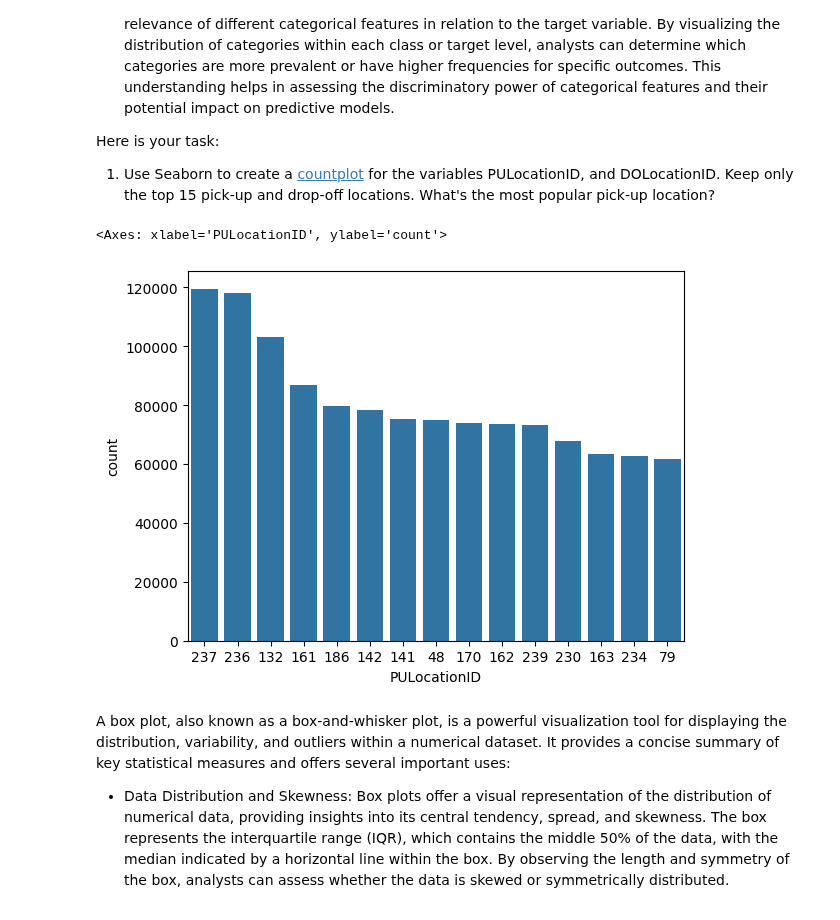
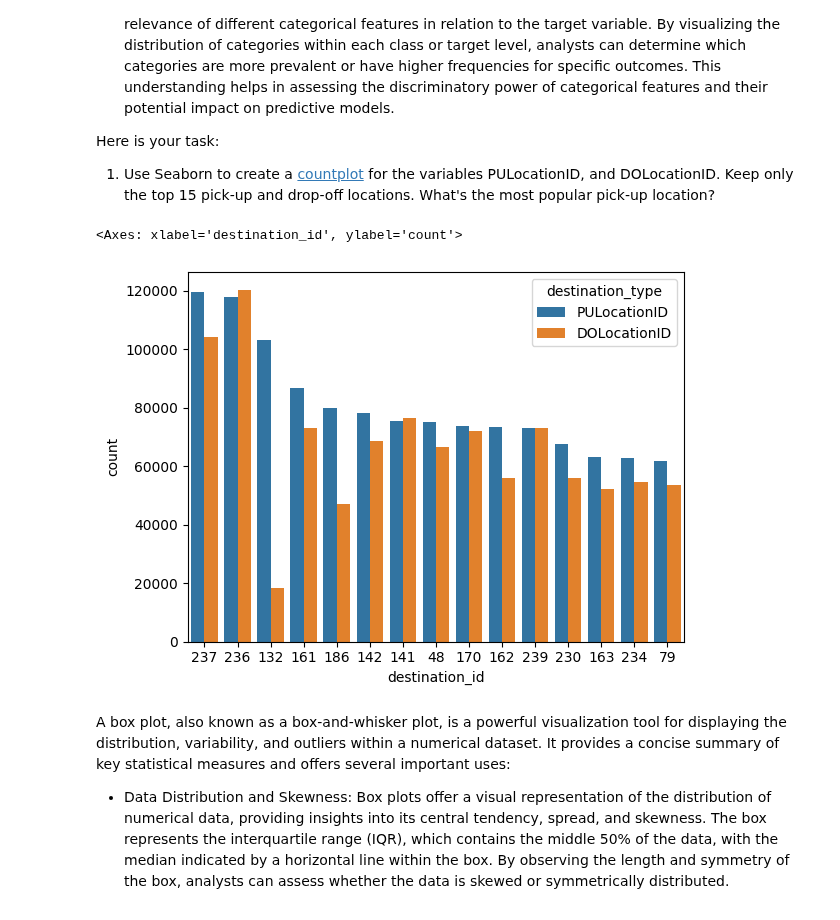
Before and after one commit to TrollRider-Kristian/Springboard-AI-Mini-Projects, a Jupyter notebook: Student_MLE_MiniProject_EDA.ipynb, the cells around one changed output. Cells and saved outputs as stored; diff of their text form; code cells hidden in the pictures.

Commit message:
Horray!  Got the countplot working in two variables.

```diff
--- a/Student_MLE_MiniProject_EDA.ipynb
+++ b/Student_MLE_MiniProject_EDA.ipynb
@@ -232,19 +249,27 @@ Here is your task:
 # %%
 # Create a Seaborn countplot for PULocationID and DOLocationID. Only plot the top 15 categories by value counts.
 # Note that value_counts already sorts the most frequent pickup and drop-off id's from most to least frequent, so we just sample the first 15.
 most_popular_locations = taxi_tripdata_no_missing_rows.loc[:, 'PULocationID'].value_counts().head(15)
 
-# Countplot is very tricky because you cannot pass both x and y variables into one.  I tried to plot the value_counts table as a bar plot using countplot,
+# Countplot can handle more than one variable but only accepts one x-variable for plotting purposes.  A trick I found on this article:
+# https://www.geeksforgeeks.org/normalizing-seaborn-countplot-with-multiple-categorical-variables/#
+# is to call the melt function to stack the PULocationID and DOLocationID columns vertically.  The second column indicates whether the ID
+# is a pickup location id or a dropoff location id and is purely categorical.  The third column indicates the id itself.
+# For clarity, I renamed the second column to 'destination_type' and will pass it into the 'hue' argument for countplot below.
+# The third column I renamed to 'destination_id' and will be the 'x' value that the countplot will actually count for both categories.
+pickup_and_dropoff_in_two_columns = taxi_tripdata_no_missing_rows.loc[:, ['PULocationID', 'DOLocationID']].melt(var_name = 'destination_type', value_name = 'destination_id')
+
+# Countplot is tricky because you cannot pass both x and y variables into one.  I tried to plot the value_counts table as a bar plot using countplot,
 # but this led to fifteen bar plots ALL the same height because each id only appears in a single row.
 # What we need is for each of the PULocationID's to appear in the data in for as many rows as the value_counts indicates so that countplot would actually
 # count the rows.  After searching StackOverflow: https://stackoverflow.com/questions/31460146/plotting-value-counts-in-seaborn-barplot/31460312#31460312
 # However, you can pass the PULocationID's from the value_counts function as a list of strings into the *order* parameter of countplot.  This sorts the
 # top 15 PULocationID's from most to least popular, and because we are passing our dataframe into data, the countplot will set each bar to the correct height.
 # It looks like Pickup Location 237 is the most popular one by a narrow margin.
-sns.countplot(data = taxi_tripdata_no_missing_rows.loc[:, ['PULocationID', 'DOLocationID']], x = 'PULocationID', order = most_popular_locations.index)
+sns.countplot(data = pickup_and_dropoff_in_two_columns, x = 'destination_id', hue = 'destination_type', order = most_popular_locations.index)
 # %% [output]
-<Axes: xlabel='PULocationID', ylabel='count'>
+<Axes: xlabel='destination_id', ylabel='count'>
-[figure, old version]
+[figure, new version]
 # %% [markdown]
 A box plot, also known as a box-and-whisker plot, is a powerful visualization tool for displaying the distribution, variability, and outliers within a numerical dataset. It provides a concise summary of key statistical measures and offers several important uses:
 
```
Also changed, not shown: parts of 3 cells of this notebook.
